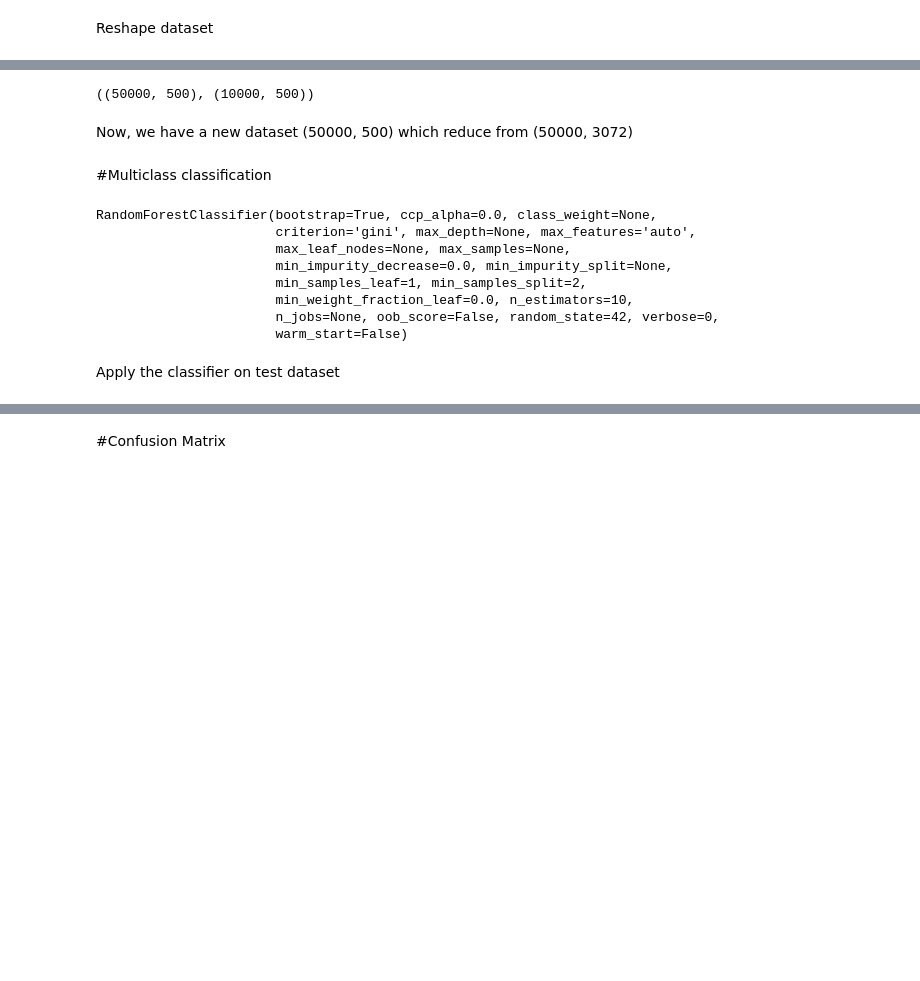
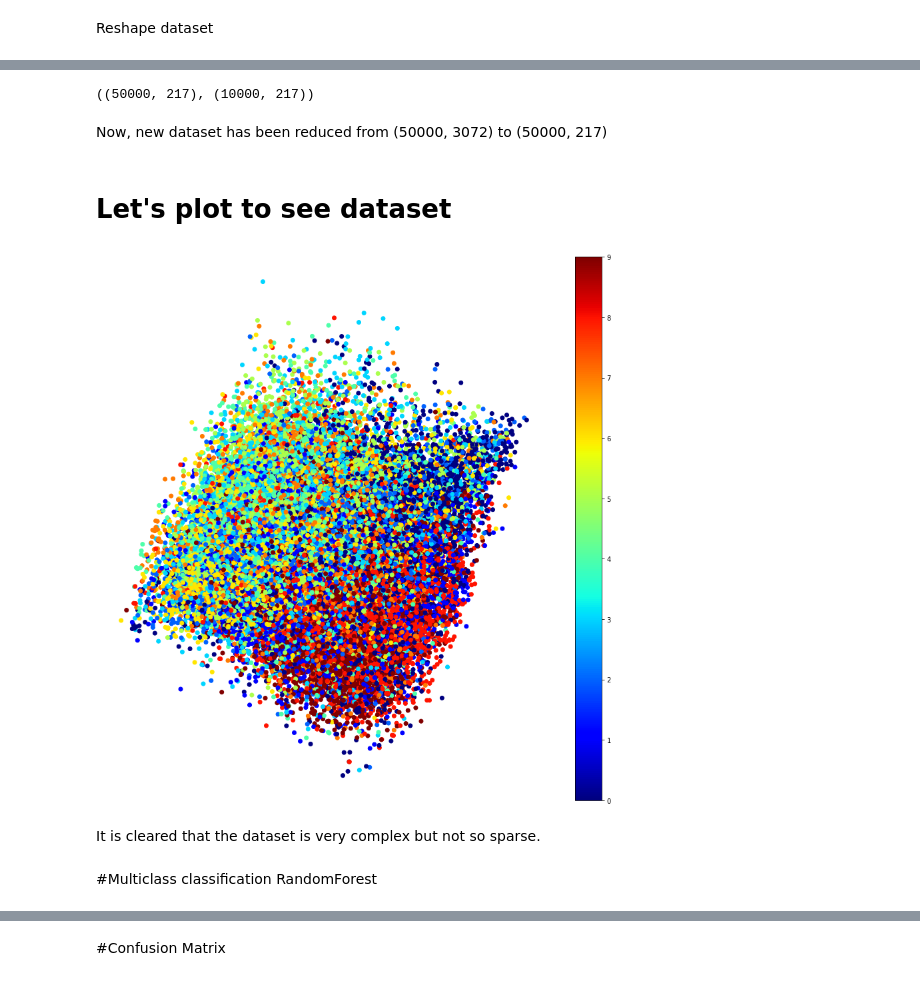
Before and after one commit to seansothey/DataScience-MachineLearning-Research, a Jupyter notebook: Project3.ipynb, the cells around one changed output, grey strips where cells are left out. Cells and saved outputs as stored; diff of their text form; code cells hidden in the pictures; blank space fills up the shorter version.

```diff
--- a/Project3.ipynb
+++ b/Project3.ipynb
@@ -140,24 +118,28 @@ X_test_reduced = pca.transform(X_test_2d)
 # %%
-X_train_reduced.shape, X_test_reduced.shape
+X_train_pca.shape, X_test_pca.shape
 # %% [output]
-((50000, 500), (10000, 500))
+((50000, 217), (10000, 217))
 # %% [markdown]
-Now, we have a new dataset (50000, 500) which reduce from (50000, 3072)
+Now, new dataset has been reduced from (50000, 3072) to (50000, 217)
+# %% [markdown]
+# Let's plot to see dataset
+# %%
+plt.figure(figsize=(15,15))
+plt.scatter(X_train_pca[:, 0], X_train_pca[:, 1], c=y_train_1d, cmap="jet")
+plt.axis('off')
+plt.colorbar()
+plt.show()
+# %% [output]
+[figure, added]
+# %% [markdown]
+It is cleared that the dataset is very complex but not so sparse.
 # %% [markdown]
-#Multiclass classification
+#Multiclass classification RandomForest
 # %%
+# Create the learning model
 from sklearn.ensemble import RandomForestClassifier
 
-rnd_clf = RandomForestClassifier(n_estimators=10, random_state=42)
-rnd_clf.fit(X_train_reduced, y_train_1d)
+rnd_clf = RandomForestClassifier(n_estimators=100, random_state=42)
+t0 = time.time()
+rnd_clf.fit(X_train_pca, y_train_1d)
+t1 = time.time()
-# %% [output]
-RandomForestClassifier(bootstrap=True, ccp_alpha=0.0, class_weight=None,
-                       criterion='gini', max_depth=None, max_features='auto',
-                       max_leaf_nodes=None, max_samples=None,
-                       min_impurity_decrease=0.0, min_impurity_split=None,
-                       min_samples_leaf=1, min_samples_split=2,
-                       min_weight_fraction_leaf=0.0, n_estimators=10,
-                       n_jobs=None, oob_score=False, random_state=42, verbose=0,
-                       warm_start=False)
-# %% [markdown]
-Apply the classifier on test dataset
```
Also changed, not shown: parts of 90 cells of this notebook.
